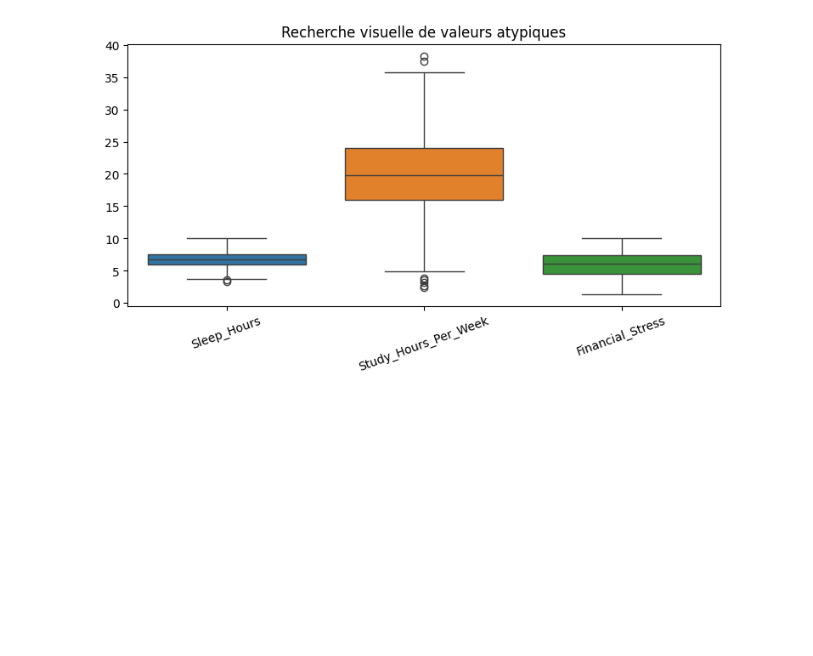
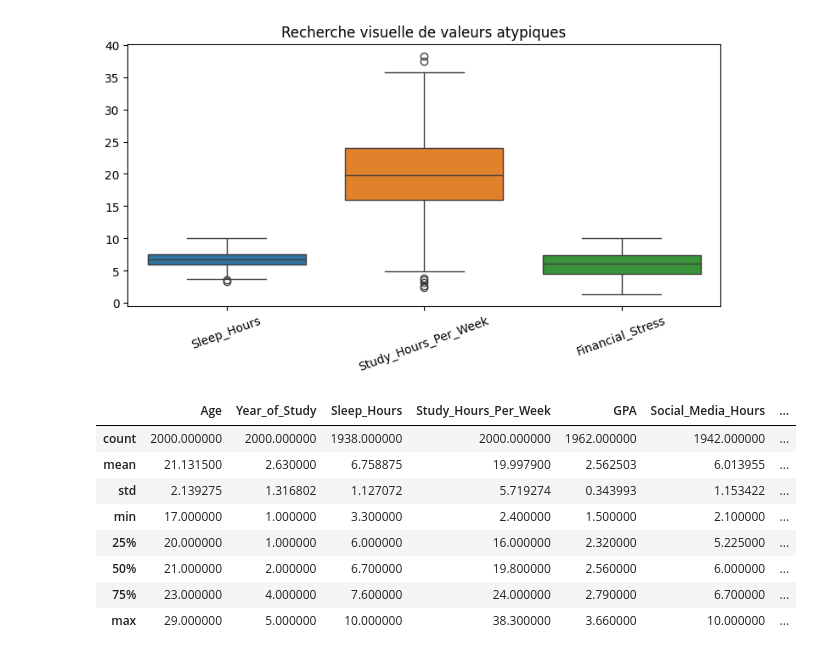
Before and after one commit to zakaryahari/student-mental-health-risk-prediction, a Jupyter notebook: notebooks/01_EDA_Student_Mental_Health.ipynb, the cells around one changed output. Saved outputs shown, nothing was run; the diff lists cells and outputs as text; code cells hidden in the pictures; blank space fills up the shorter version.

```diff
--- a/notebooks/01_EDA_Student_Mental_Health.ipynb
+++ b/notebooks/01_EDA_Student_Mental_Health.ipynb
@@ -149,3 +149,16 @@ plt.xticks(rotation=20)
 plt.show()
 # %% [output]
 [figure]
+# %%
+display(df.describe())
+display(df.describe(include="object"))
+# %% [output]
+|  | Age | Year_of_Study | Sleep_Hours | Study_Hours_Per_Week | GPA | Social_Media_Hours | ... |
+| count | 2000.000000 | 2000.000000 | 1938.000000 | 2000.000000 | 1962.000000 | 1942.000000 | ... |
+| mean | 21.131500 | 2.630000 | 6.758875 | 19.997900 | 2.562503 | 6.013955 | ... |
+| std | 2.139275 | 1.316802 | 1.127072 | 5.719274 | 0.343993 | 1.153422 | ... |
+| min | 17.000000 | 1.000000 | 3.300000 | 2.400000 | 1.500000 | 2.100000 | ... |
+| 25% | 20.000000 | 1.000000 | 6.000000 | 16.000000 | 2.320000 | 5.225000 | ... |
+| 50% | 21.000000 | 2.000000 | 6.700000 | 19.800000 | 2.560000 | 6.000000 | ... |
+| 75% | 23.000000 | 4.000000 | 7.600000 | 24.000000 | 2.790000 | 6.700000 | ... |
+| max | 29.000000 | 5.000000 | 10.000000 | 38.300000 | 3.660000 | 10.000000 | ... |
```
Also changed, not shown: parts of 1 cell of this notebook.
